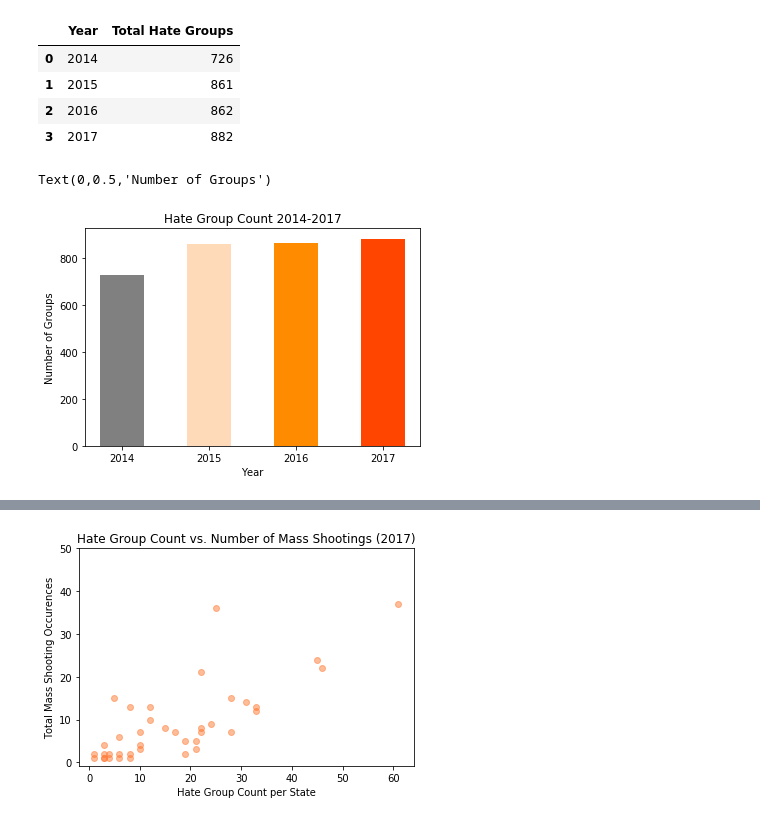
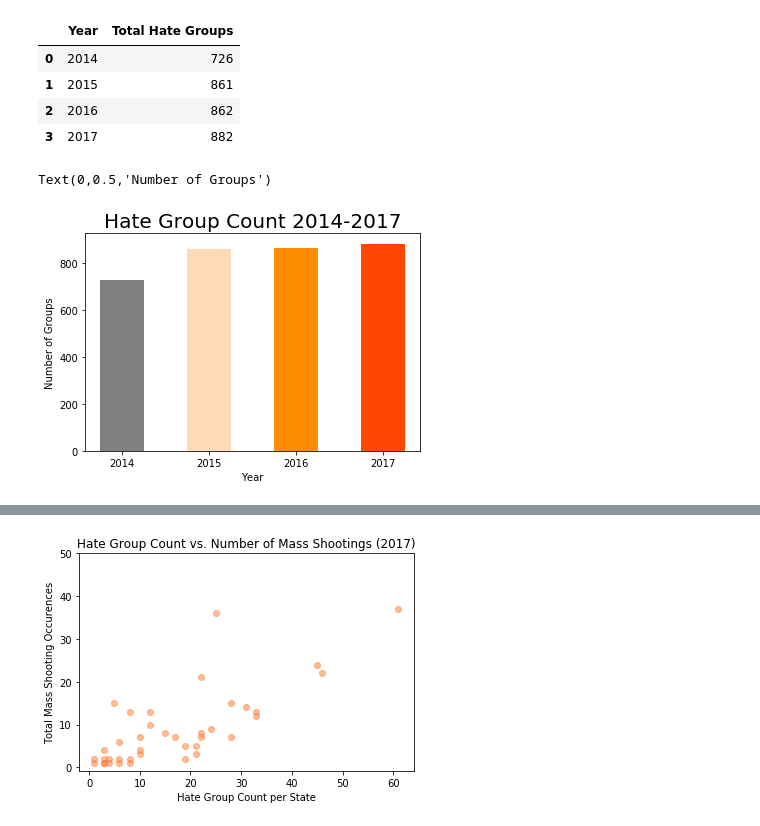
Before and after one commit to lprymak/Project1, a Jupyter notebook: Final_Data_Analysis.ipynb, the cells around one changed output, grey strips where cells are left out. Drawn from its saved outputs; the diff is of its cells as text; code cells hidden in the pictures.

```diff
--- a/Final_Data_Analysis.ipynb
+++ b/Final_Data_Analysis.ipynb
@@ -686,10 +718,10 @@ totals_df
 # %%
 # Create a bar chart based upon the above data
 plt.bar(totals_df['Year'], totals_df['Total Hate Groups'], width = 0.5, color=['grey','peachpuff','darkorange','orangered'] , align="center")
-plt.title("Hate Group Count 2014-2017")
+plt.title("Hate Group Count 2014-2017", fontsize=20)
 plt.xlabel("Year")
 plt.ylabel("Number of Groups")
 # %% [output]
 Text(0,0.5,'Number of Groups')
-[figure, old version]
+[figure, new version]
 # %%
```
Also changed, not shown: parts of 19 cells of this notebook, 1 other file.
